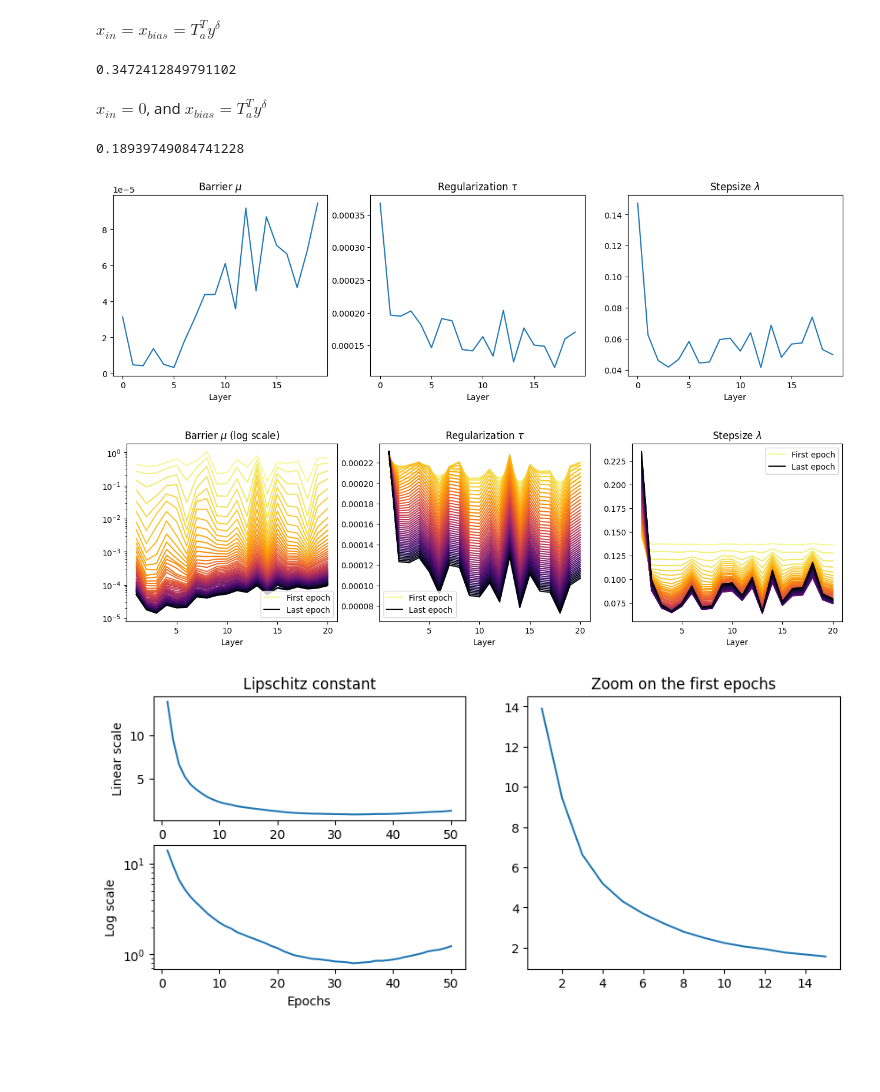
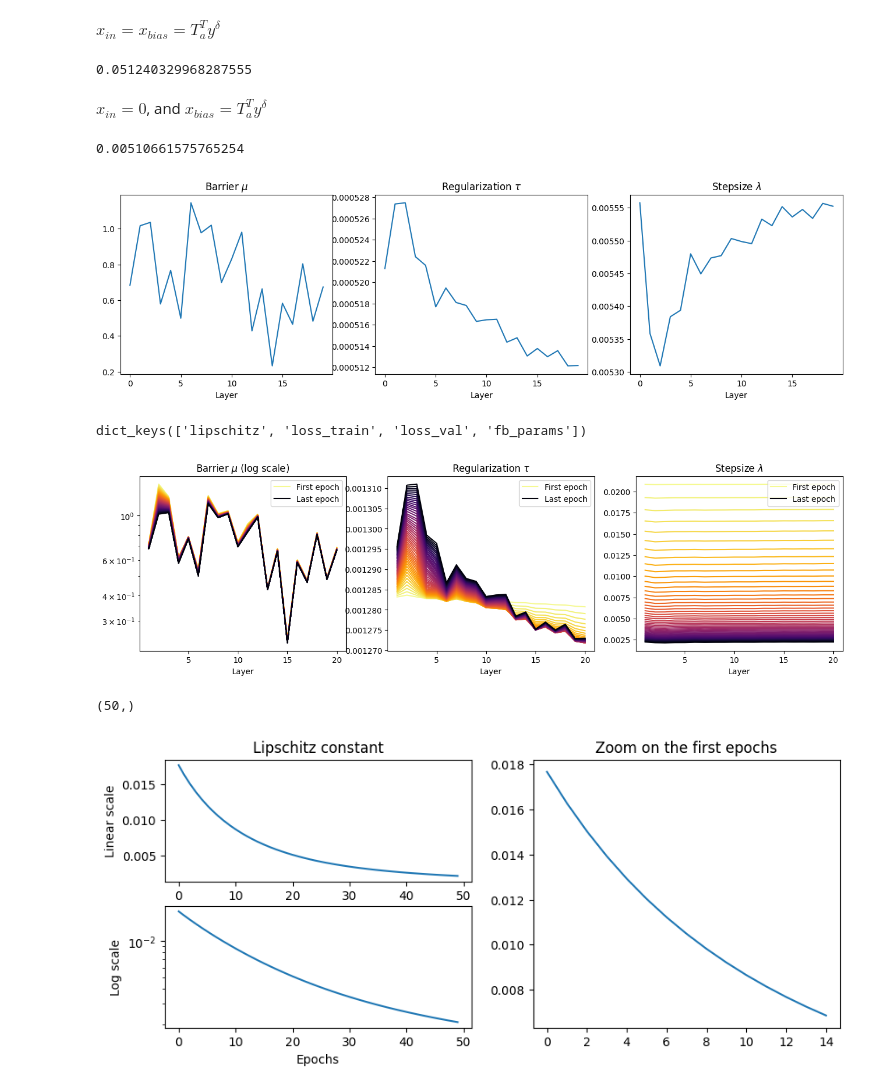
Before and after one commit to CentofantiEze/FBResNet, a Jupyter notebook: notebooks/example.ipynb, the cells around one changed output. Cells and saved outputs as stored; diff of their text form; code cells hidden in the pictures; blank space fills up the shorter version.

Commit message:
Test the model with the eigenvector basis and discrete operators.

```diff
--- a/notebooks/example.ipynb
+++ b/notebooks/example.ipynb
@@ -32,4 +52,4 @@ exp1 = FBRestNet(experimentation=Physics(2000,50,1,1), nb_blocks=20, noise = 0.0
 # %% [markdown]
 ### Dataset
 # %%
-train_set, val_set = exp1.CreateDataSet()
+train_set, val_set = model.CreateDataSet()
@@ -41,5 +59,5 @@ The training is done over 20 epochs, learning rate is $10^{-3}$.
 The Lipschitz constant is plot duroing training.
 Here the parameter can be saved after training in file 'Trainings', and uploaded later. (1 hour)
 # %%
-exp1.train(train_set,val_set,save_model=False)
+model.train(train_set,val_set)
 # %% [output]
@@ -100,19 +101,19 @@ Here we implement for the Gaussian signal the lipschitz constant of the neural n
 # %% [markdown]
 $x_{in}=x_{bias}=T_a^T y^\delta$
 # %%
-exp1.model.Lipschitz(opt1="semi",opt2="entree11")
+model.model.Lipschitz(opt1="semi",opt2="entree11")
 # %% [output]
-0.3472412849791102
+0.051240329968287555
 # %% [markdown]
 $x_{in}= 0$, and $x_{bias}= T_a^T y^\delta$
 # %%
-exp1.model.Lipschitz(opt1="semi",opt2="entree01")
+model.model.Lipschitz(opt1="semi",opt2="entree01")
 # %% [output]
-0.18939749084741228
+0.00510661575765254
 # %%
-mu_vec = [np.squeeze(exp1.model.Layers[layer_id].mu).item() for layer_id in range(20)]
-tau_vec = [np.squeeze(exp1.model.Layers[layer_id].gamma_reg[1]).item() for layer_id in range(20)]
-lambda_vec = [np.squeeze(exp1.model.Layers[layer_id].gamma_reg[0]).item() for layer_id in range(20)]
+mu_vec = [np.squeeze(model.model.Layers[layer_id].mu).item() for layer_id in range(20)]
+tau_vec = [np.squeeze(model.model.Layers[layer_id].gamma_reg[1]).item() for layer_id in range(20)]
+lambda_vec = [np.squeeze(model.model.Layers[layer_id].gamma_reg[0]).item() for layer_id in range(20)]
 
 im, ax = plt.subplots(1,3, figsize=(16,4))
 
@@ -129,56 +130,65 @@ ax[2].set_xlabel('Layer')
 ax[2].set_title(r'Stepsize $\lambda$')
 plt.show()
 # %% [output]
-[figure, old version]
+[figure, new version]
 # %%
-hyper_params = np.load('../Datasets/data/hyp_params2000_50_1_1.npy', allow_pickle=True)
+opt_hist = np.load('../outputs/opt_hist/model_000_opt_hist.npy', allow_pickle=True)[()]
+opt_hist.keys()
+# %% [output]
+dict_keys(['lipschitz', 'loss_train', 'loss_val', 'fb_params'])
+# %%
+hyper_params = opt_hist['fb_params']
 # %%
 im, ax = plt.subplots(1,3, figsize=(16,4))
-for i in range(exp1.nb_epochs):
+for i in range(model.nb_epochs):
 
-    ax[0].plot(np.arange(1, exp1.nb_blocks+1),hyper_params[i,0], color=sns.color_palette('inferno',n_colors=exp1.nb_epochs)[exp1.nb_epochs-i-1],
-        label='First epoch' if i==0 else 'Last epoch' if i==(exp1.nb_epochs-1) else '_hide')
+    ax[0].plot(np.arange(1, model.nb_blocks+1),hyper_params[i,0], color=sns.color_palette('inferno',n_colors=model.nb_epochs)[model.nb_epochs-i-1],
+        label='First epoch' if i==0 else 'Last epoch' if i==(model.nb_epochs-1) else '_hide')
     ax[0].set_yscale('log')
     ax[0].set_xlabel('Layer')
     ax[0].set_title(r'Barrier $\mu$ (log scale)')
 
-    ax[1].plot(np.arange(1, exp1.nb_blocks+1),hyper_params[i,1], color=sns.color_palette('inferno',n_colors=exp1.nb_epochs)[exp1.nb_epochs-i-1],
-        label='First epoch' if i==0 else 'Last epoch' if i==(exp1.nb_epochs-1) else '_hide')
+    ax[1].plot(np.arange(1, model.nb_blocks+1),hyper_params[i,1], color=sns.color_palette('inferno',n_colors=model.nb_epochs)[model.nb_epochs-i-1],
+        label='First epoch' if i==0 else 'Last epoch' if i==(model.nb_epochs-1) else '_hide')
     ax[1].set_xlabel('Layer')
     ax[1].set_title(r'Regularization $\tau$')
 
-    ax[2].plot(np.arange(1, exp1.nb_blocks+1),hyper_params[i,2], color=sns.color_palette('inferno',n_colors=exp1.nb_epochs)[exp1.nb_epochs-i-1],
-        label='First epoch' if i==0 else 'Last epoch' if i==(exp1.nb_epochs-1) else '_hide')
+    ax[2].plot(np.arange(1, model.nb_blocks+1),hyper_params[i,2], color=sns.color_palette('inferno',n_colors=model.nb_epochs)[model.nb_epochs-i-1],
+        label='First epoch' if i==0 else 'Last epoch' if i==(model.nb_epochs-1) else '_hide')
     ax[2].set_xlabel('Layer')
     ax[2].set_title(r'Stepsize $\lambda$')
 
 for i in range(3): ax[i].legend()
 plt.show()
 # %% [output]
-[figure, old version]
+[figure, new version]
+# %%
+opt_hist['lipschitz'].shape
+# %% [output]
+(50,)
 # %%
-lip_cte = np.loadtxt('../Datasets/data/lip2000_50_1_1.txt')
+lip_cte = opt_hist['lipschitz']
 
 fig = plt.figure(figsize=(10,4))
 
 ax = fig.add_subplot(2,2,1)
-ax.plot(lip_cte[:,0]+1, lip_cte[:,1])
+ax.plot(lip_cte)
 ax.set_ylabel('Linear scale')
 ax.set_title('Lipschitz constant')
 #ax.set_xticks(np.arange(1,exp1.nb_epochs+1,3))
 
 ax = fig.add_subplot(2,2,3)
-ax.plot(lip_cte[:,0]+1, lip_cte[:,1])
+ax.plot(lip_cte)
 ax.set_xlabel('Epochs')
 ax.set_ylabel('Log scale')
 ax.set_yscale('log')
 #ax.set_xticks(np.arange(1,exp1.nb_epochs+1,3))
 
 ax = fig.add_subplot(2,2,(2,4))
-ax.plot(lip_cte[:15,0]+1, lip_cte[:15,1])
+ax.plot(lip_cte[:15])
 ax.set_title('Zoom on the first epochs')
 #ax.set_xticks(np.arange(1,16,3))
 
 plt.show()
 # %% [output]
-[figure, old version]
+[figure, new version]
```
Also changed, not shown: parts of 13 cells of this notebook.
